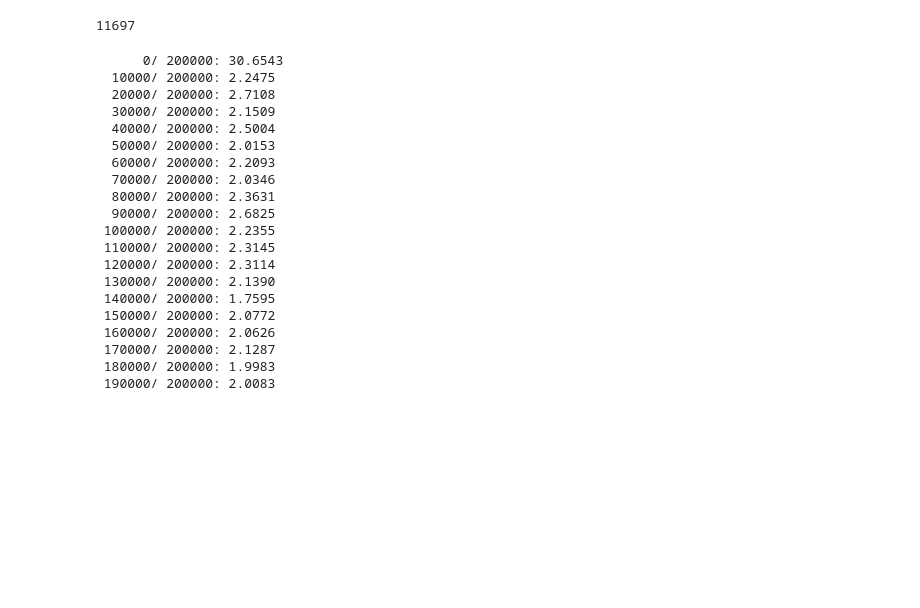
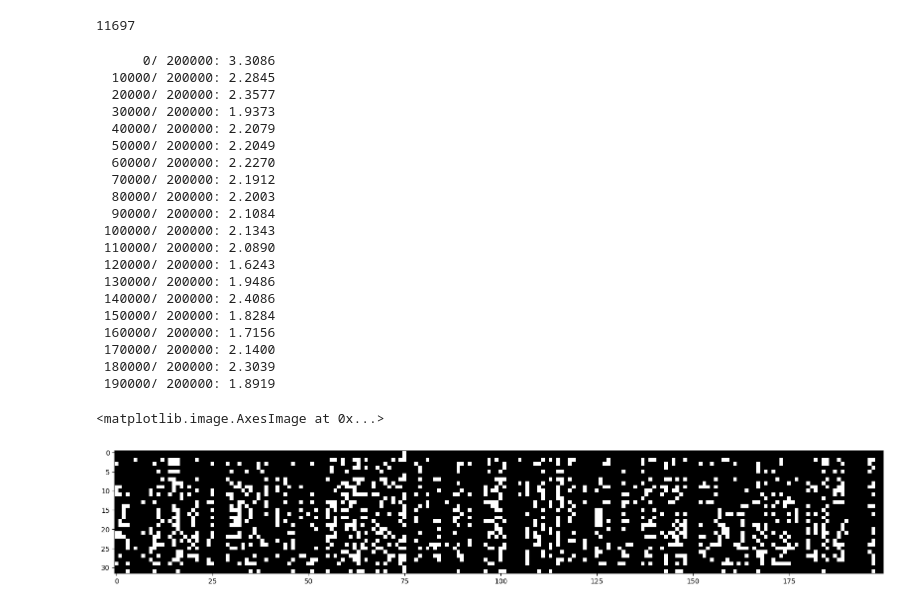
Before and after one commit to Decrescent398/transformers, a Jupyter notebook: attention.ipynb, the cells around one changed output. Cells and saved outputs as stored; diff of their text form; code cells hidden in the pictures; blank space fills up the shorter version.

```diff
--- a/attention.ipynb
+++ b/attention.ipynb
@@ -62,10 +72,10 @@ n_embd = 10 # the dimensionality of the character embedding vectors
 n_hidden = 200 # the number of neurons in the hidden layer of the MLP
 
 C  = torch.randn((vocab_size, n_embd))
-W1 = torch.randn((n_embd * block_size, n_hidden))
-b1 = torch.randn(n_hidden)
-W2 = torch.randn((n_hidden, vocab_size))
-b2 = torch.randn(vocab_size)
+W1 = torch.randn((n_embd * block_size, n_hidden)) * 0.2
+b1 = torch.randn(n_hidden)                        * 0.01
+W2 = torch.randn((n_hidden, vocab_size))          * 0.01
+b2 = torch.randn(vocab_size)                      * 0
 
 parameters = [C, W1, W2, b2]
 print(sum(p.nelement() for p in parameters)) # number of parameters in total
@@ -88,7 +98,7 @@ for i in range(max_steps):
   # forward pass
   emb = C[Xb] # embed the characters into vectors
   embcat = emb.view(emb.shape[0], -1) # concatenate the vectors
-  hpreact = embcat @ W1 #+ b1 # hidden layer pre-activation
+  hpreact = embcat @ W1 + b1 # hidden layer pre-activation
   h = torch.tanh(hpreact) # hidden layer
   logits = h @ W2 + b2 # output layer
   loss = F.cross_entropy(logits, Yb) # loss function
@@ -108,23 +118,29 @@ for i in range(max_steps):
     print(f'{i:7d}/{max_steps:7d}: {loss.item():.4f}')
   lossi.append(loss.log10().item())
 # %% [output]
-      0/ 200000: 30.6543
-  10000/ 200000: 2.2475
-  20000/ 200000: 2.7108
-  30000/ 200000: 2.1509
-  40000/ 200000: 2.5004
-  50000/ 200000: 2.0153
-  60000/ 200000: 2.2093
-  70000/ 200000: 2.0346
-  80000/ 200000: 2.3631
-  90000/ 200000: 2.6825
- 100000/ 200000: 2.2355
- 110000/ 200000: 2.3145
- 120000/ 200000: 2.3114
- 130000/ 200000: 2.1390
- 140000/ 200000: 1.7595
- 150000/ 200000: 2.0772
- 160000/ 200000: 2.0626
- 170000/ 200000: 2.1287
- 180000/ 200000: 1.9983
- 190000/ 200000: 2.0083
+      0/ 200000: 3.3086
+  10000/ 200000: 2.2845
+  20000/ 200000: 2.3577
+  30000/ 200000: 1.9373
+  40000/ 200000: 2.2079
+  50000/ 200000: 2.2049
+  60000/ 200000: 2.2270
+  70000/ 200000: 2.1912
+  80000/ 200000: 2.2003
+  90000/ 200000: 2.1084
+ 100000/ 200000: 2.1343
+ 110000/ 200000: 2.0890
+ 120000/ 200000: 1.6243
+ 130000/ 200000: 1.9486
+ 140000/ 200000: 2.4086
+ 150000/ 200000: 1.8284
+ 160000/ 200000: 1.7156
+ 170000/ 200000: 2.1400
+ 180000/ 200000: 2.3039
+ 190000/ 200000: 1.8919
+# %%
+plt.figure(figsize=(20,10))
+plt.imshow(h.abs() > 0.99, cmap='gray', interpolation='nearest')
+# %% [output]
+<matplotlib.image.AxesImage at 0x...>
+[figure, added]
```
Also changed, not shown: parts of 7 cells of this notebook.
